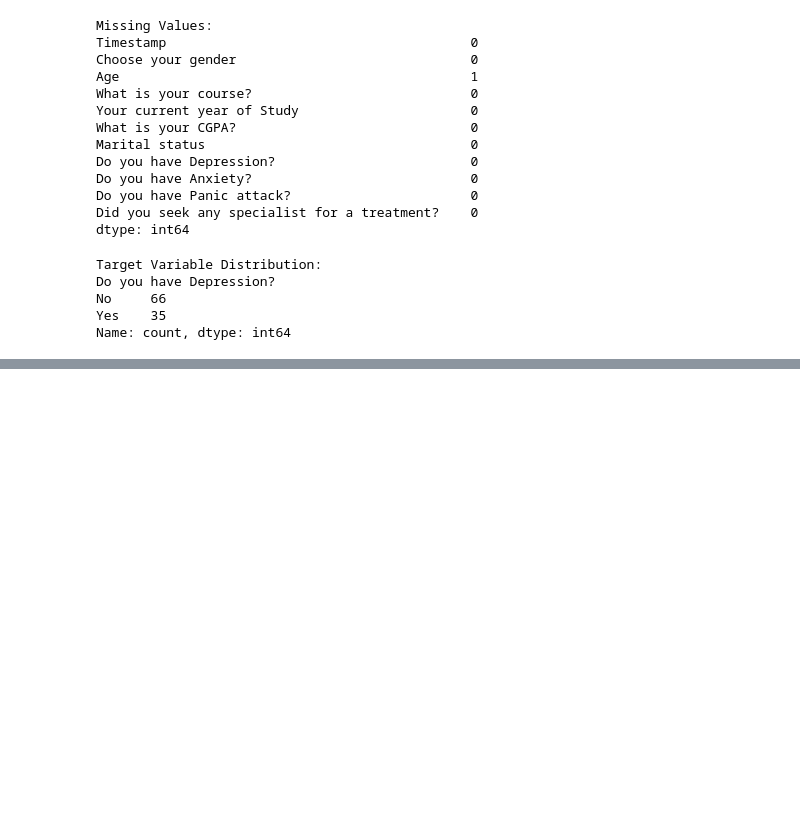
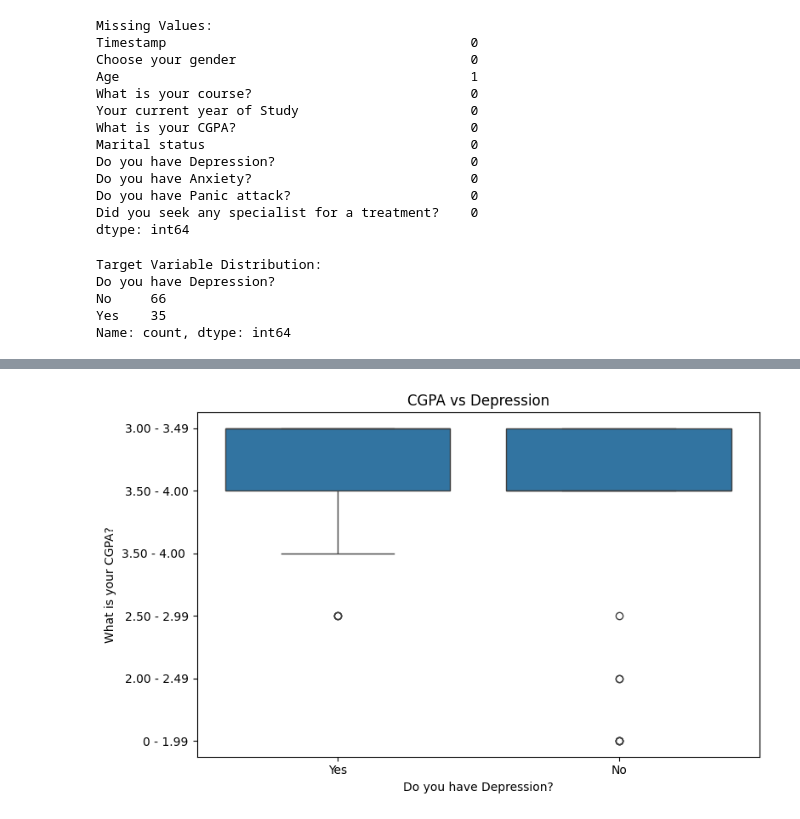
Before and after one commit to Kopuraj/Student-Depression-ML, a Jupyter notebook: notebooks/student_depression_ml.ipynb, the cells around one changed output, grey strips where cells are left out. Saved outputs shown, nothing was run; the diff lists cells and outputs as text; code cells hidden in the pictures; blank space fills up the shorter version.

Commit message:
Exploratory Data Analysis (EDA)

```diff
--- a/notebooks/student_depression_ml.ipynb
+++ b/notebooks/student_depression_ml.ipynb
@@ -115,0 +179,9 @@ Name: count, dtype: int64
+# %%
+# Depression vs CGPA
+plt.figure(figsize=(8,5))
+sns.boxplot(x='Do you have Depression?', y='What is your CGPA?', data=df)
+plt.title('CGPA vs Depression')
+plt.tight_layout()
+plt.show()
+# %% [output]
+[figure, added]
```
Also changed, not shown: parts of 7 cells of this notebook.
